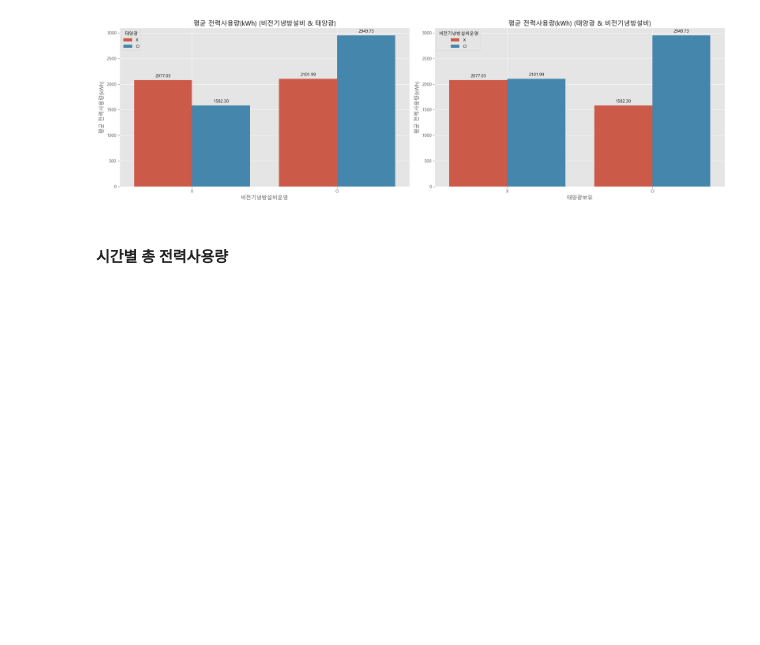
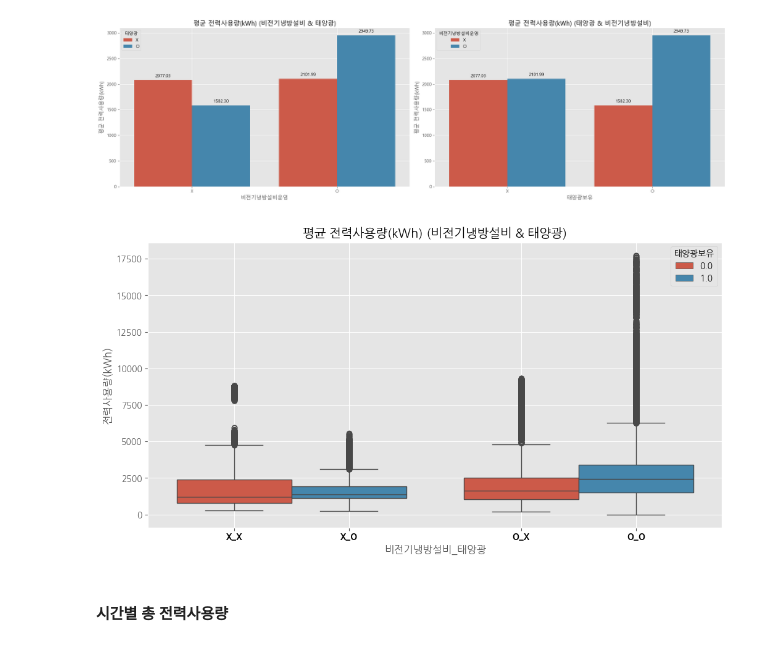
Before and after one commit to jiwon9898/GIT_PROJECT_TEST, a Jupyter notebook: 코드북_제출용/2주차_전력데이터_코드북.ipynb, the cells around one changed output. Drawn from its saved outputs; the diff is of its cells as text; code cells hidden in the pictures; blank space fills up the shorter version.

```diff
--- a/코드북_제출용/2주차_전력데이터_코드북.ipynb
+++ b/코드북_제출용/2주차_전력데이터_코드북.ipynb
@@ -629,6 +629,28 @@ plt.tight_layout()
 plt.show()
 # %% [output]
 [figure]
+# %%
+plt.rc('font', family='NanumGothic')
+
+# Boxplot for 비전기냉방설비운영, 태양광보유
+plt.figure(figsize=(12, 6))
+sns.boxplot(data=train_df, x='비전기냉방설비운영', y='전력사용량(kWh)', hue='태양광보유')
+plt.title('평균 전력사용량(kWh) (비전기냉방설비 & 태양광)')
+plt.xlabel('비전기냉방설비_태양광')
+plt.ylabel('전력사용량(kWh)')
+plt.legend(title='태양광보유')
+plt.grid(True)
+
+# 각각의 Box 밑에 레이블 추가
+group_labels = ['X_X', 'X_O', 'O_X', 'O_O']
+positions = [0, 1, 2, 3]  # 각 그룹의 중앙 위치에 대한 x 좌표
+x_offset = [-0.2, 0.2, 0.8, 1.2]  # 각 그룹의 x축 레이블 위치 조정
+
+plt.xticks(ticks=x_offset, labels=group_labels, ha='center', va='top', fontsize=10, color='black', weight='bold')
+
+plt.show()
+# %% [output]
+[figure, added]
 # %% [markdown]
 #### 시간별 총 전력사용량
 # %%
```
Also changed, not shown: parts of 2 cells of this notebook.
